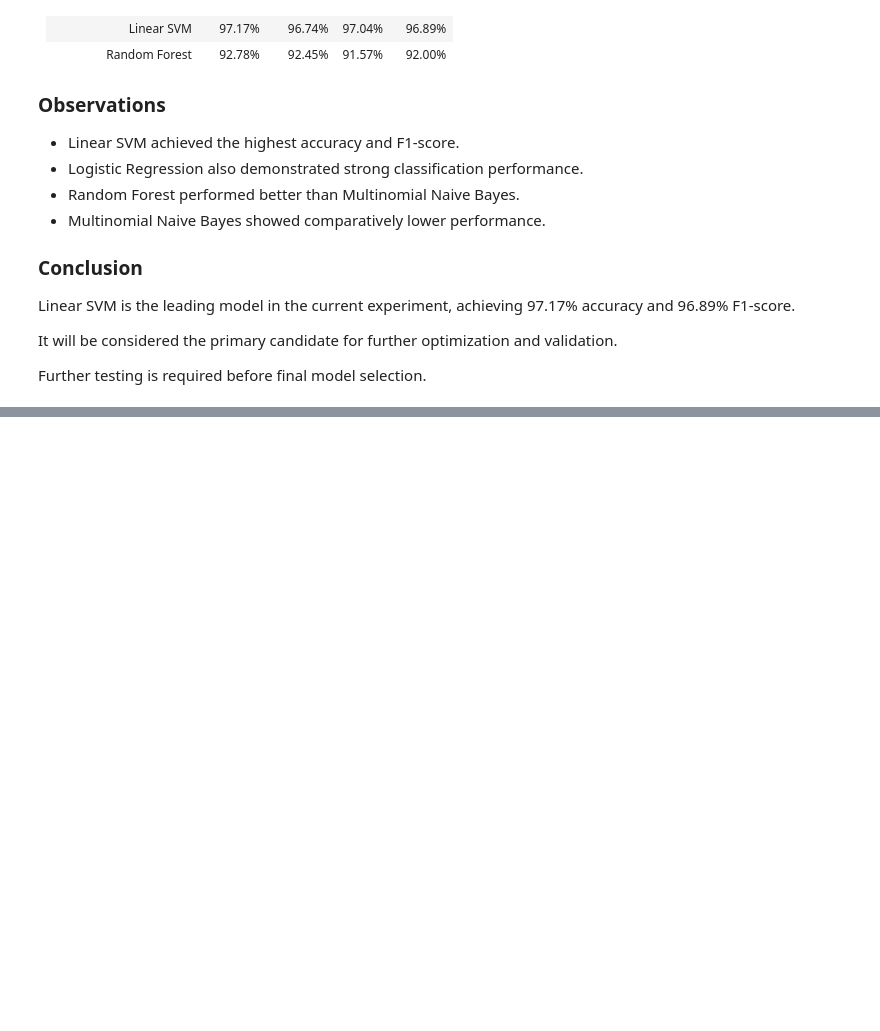
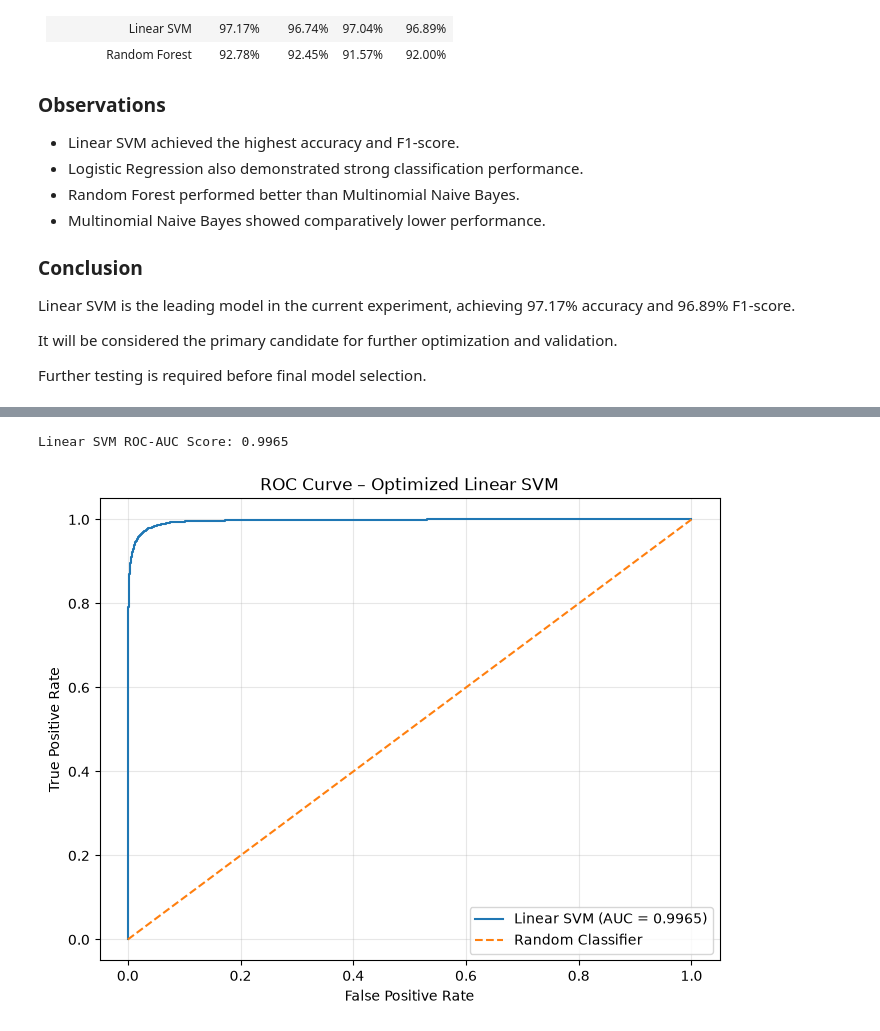
Before and after one commit to rameshworkmail111-stack/NLP-Fake-news-detection, a Jupyter notebook: VALLE.RAMESH_Fake_news_detection.ipynb, the cells around one changed output, grey strips where cells are left out. Saved outputs shown, nothing was run; the diff lists cells and outputs as text; code cells hidden in the pictures; blank space fills up the shorter version.

Commit message:
Phase 7 – Model Optimization and Validation

```diff
--- a/VALLE.RAMESH_Fake_news_detection.ipynb
+++ b/VALLE.RAMESH_Fake_news_detection.ipynb
@@ -1868,0 +2282,38 @@ Further testing is required before final model selection.
+# %%
+# ROC-AUC Evaluation
+
+from sklearn.metrics import roc_auc_score, roc_curve
+import matplotlib.pyplot as plt
+
+# Generate decision scores
+y_scores = best_svm_model.decision_function(X_test_tfidf)
+
+# Calculate ROC-AUC
+roc_auc = roc_auc_score(y_test, y_scores)
+
+print("Linear SVM ROC-AUC Score:", round(roc_auc, 4))
+# %% [output]
+Linear SVM ROC-AUC Score: 0.9965
+# %%
+# Calculate ROC curve values
+fpr, tpr, thresholds = roc_curve(y_test, y_scores)
+
+# Plot ROC curve
+plt.figure(figsize=(8, 6))
+
+plt.plot(
+    fpr, tpr,
+    label=f"Linear SVM (AUC = {roc_auc:.4f})"
+)
+
+# Random classifier reference line
+plt.plot([0, 1], [0, 1], linestyle="--", label="Random Classifier")
+
+plt.xlabel("False Positive Rate")
+plt.ylabel("True Positive Rate")
+plt.title("ROC Curve – Optimized Linear SVM")
+plt.legend()
+plt.grid(alpha=0.3)
+plt.show()
+# %% [output]
+[figure, added]
```
Also changed, not shown: parts of 14 cells of this notebook.
